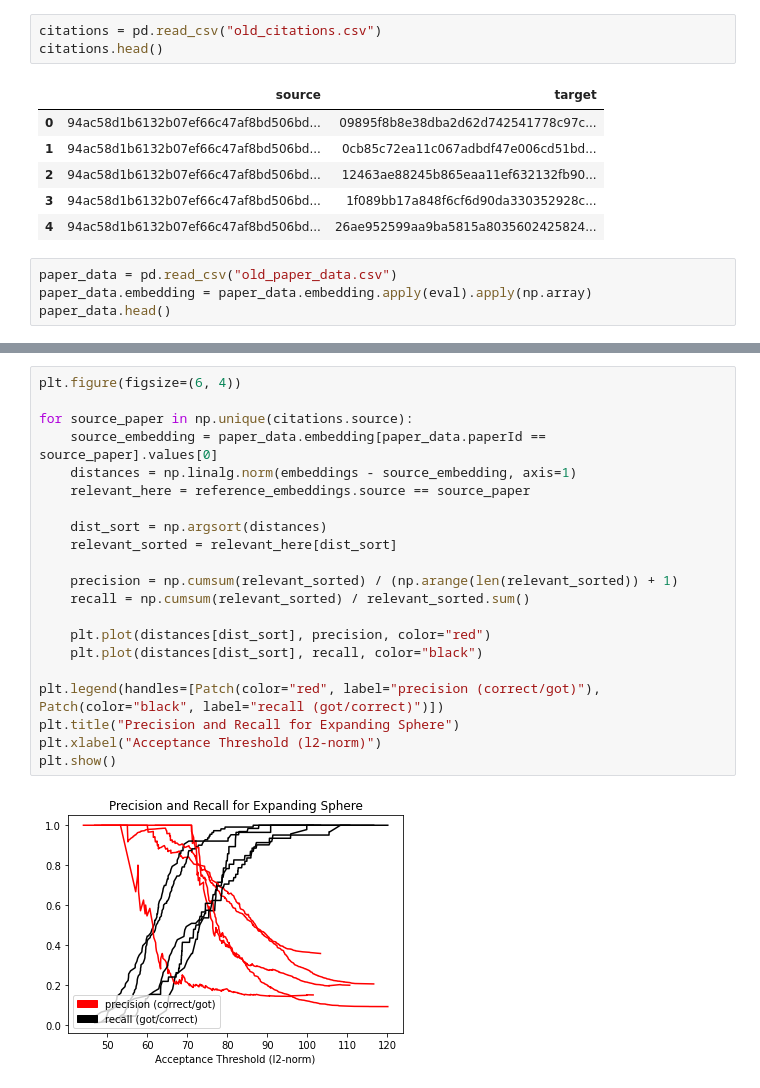
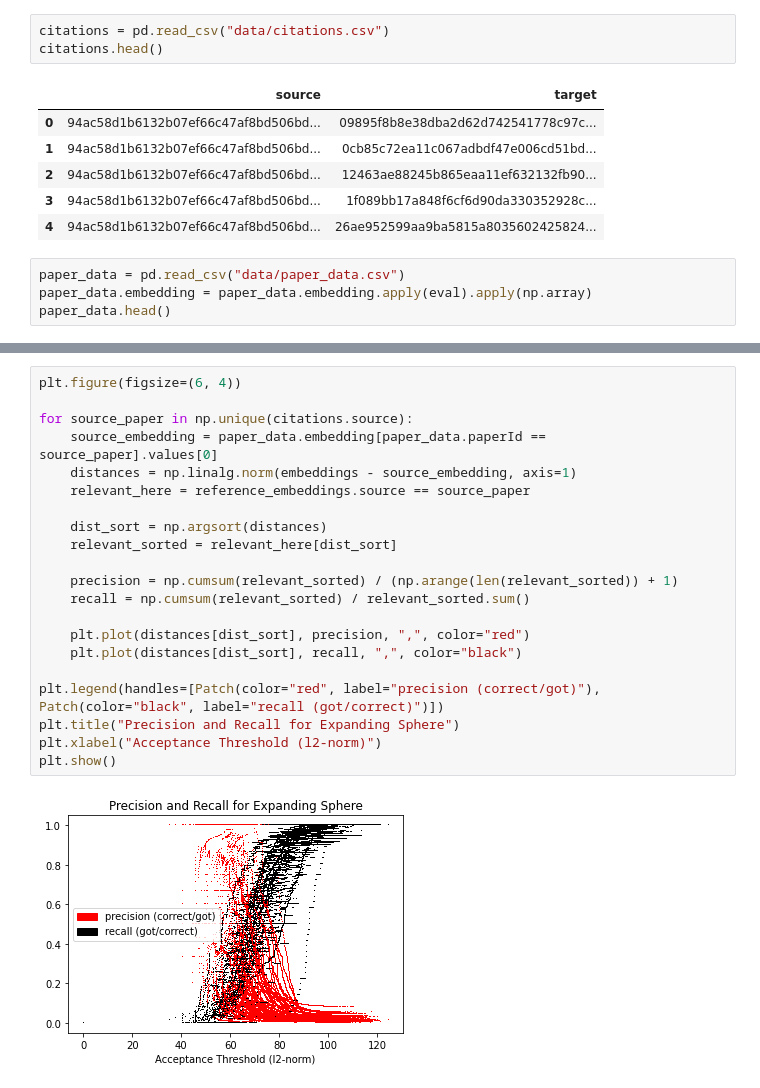
Before and after one commit to leo-ware/cs156-final, a Jupyter notebook: old_notebook.ipynb, the cells around one changed output, grey strips where cells are left out. Drawn from its saved outputs; the diff is of its cells as text.

```diff
--- a/old_notebook.ipynb
+++ b/old_notebook.ipynb
@@ -10,5 +6,5 @@ from sklearn.metrics import confusion_matrix
 # %%
-citations = pd.read_csv("old_citations.csv")
+citations = pd.read_csv("data/citations.csv")
 citations.head()
 # %% [output]
 |  | source | target |
@@ -18,7 +14,7 @@ citations.head()
 | 3 | 94ac58d1b6132b07ef66c47af8bd506bd... | 1f089bb17a848f6cf6d90da330352928c... |
 | 4 | 94ac58d1b6132b07ef66c47af8bd506bd... | 26ae952599aa9ba5815a8035602425824... |
 # %%
-paper_data = pd.read_csv("old_paper_data.csv")
+paper_data = pd.read_csv("data/paper_data.csv")
 paper_data.embedding = paper_data.embedding.apply(eval).apply(np.array)
 paper_data.head()
 # %% [output]
@@ -127,23 +83,23 @@ plt.show()
 # %%
 plt.figure(figsize=(6, 4))
 
 for source_paper in np.unique(citations.source):
     source_embedding = paper_data.embedding[paper_data.paperId == source_paper].values[0]
     distances = np.linalg.norm(embeddings - source_embedding, axis=1)
     relevant_here = reference_embeddings.source == source_paper
 
     dist_sort = np.argsort(distances)
     relevant_sorted = relevant_here[dist_sort]
 
     precision = np.cumsum(relevant_sorted) / (np.arange(len(relevant_sorted)) + 1)
     recall = np.cumsum(relevant_sorted) / relevant_sorted.sum()
 
-    plt.plot(distances[dist_sort], precision, color="red")
-    plt.plot(distances[dist_sort], recall, color="black")
+    plt.plot(distances[dist_sort], precision, ",", color="red")
+    plt.plot(distances[dist_sort], recall, ",", color="black")
 
 plt.legend(handles=[Patch(color="red", label="precision (correct/got)"), Patch(color="black", label="recall (got/correct)")])
 plt.title("Precision and Recall for Expanding Sphere")
 plt.xlabel("Acceptance Threshold (l2-norm)")
 plt.show()
 # %% [output]
-[figure, old version]
+[figure, new version]
```
Also changed, not shown: parts of 7 cells of this notebook, 4 other files.
